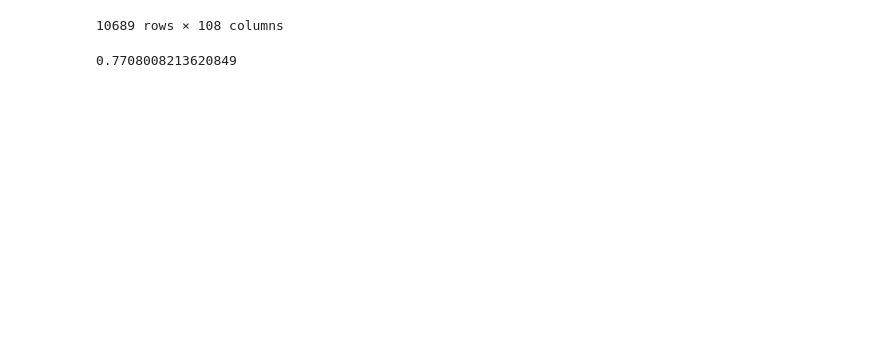
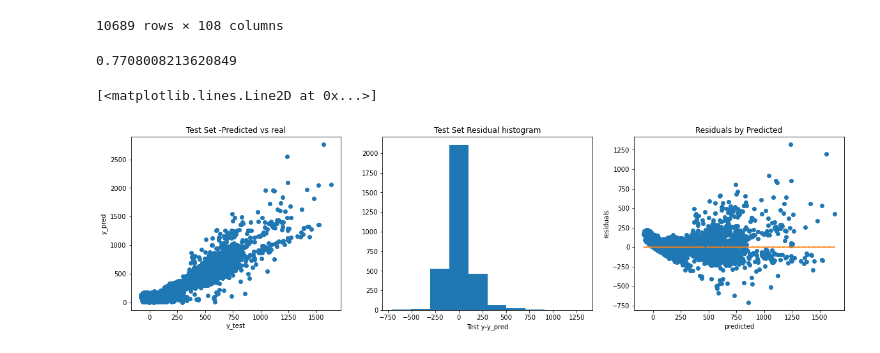
Before and after one commit to flogiac/Ironhack-Francesca-Logiacco, a Jupyter notebook: week4/Francesca_MachineLearning2.ipynb, the cells around one changed output. Drawn from its saved outputs; the diff is of its cells as text; code cells hidden in the pictures; blank space fills up the shorter version.

```diff
--- a/week4/Francesca_MachineLearning2.ipynb
+++ b/week4/Francesca_MachineLearning2.ipynb
@@ -727,3 +657,32 @@ R2=r2_score(y1_test,y1_pred)
 R2
 # %% [output]
 0.7708008213620849
+# %%
+## Check the model
+
+residual1 = y1_test - y1_pred
+
+result1=pd.DataFrame({"y_test":y1_test,"y_pred":y1_pred})
+
+fig1, ax1 = plt.subplots(1,3,figsize=(20,5))
+ax1[0].plot(y1_pred, y1_test, 'o')
+ax1[0].set_xlabel("y_test")
+ax1[0].set_ylabel("y_pred")
+ax1[0].set_title("Test Set -Predicted vs real")
+
+# Get a histogram of the residuals ie: y - y_pred.  Homoscdasticity
+# It resembles a normal distribution?
+ax1[1].hist(residual1)                  ## residual = (y_test - y_pred)
+ax1[1].set_xlabel("Test y-y_pred")
+ax1[1].set_title("Test Set Residual histogram")
+
+ax1[2].plot(y1_pred,residual1,"o")
+ax1[2].set_xlabel("predicted")
+ax1[2].set_ylabel("residuals")
+ax1[2].set_title("Residuals by Predicted")
+ax1[2].plot(y1_pred,np.zeros(len(y1_pred)),linestyle='dashed')
+
+# Explanation of the graphs are in the file: 'Notebook_Code_Along_Intro_To_Pandas_Healthcare For_All_Modeling'.
+# %% [output]
+[<matplotlib.lines.Line2D at 0x...>]
+[figure, added]
```
Also changed, not shown: parts of 14 cells of this notebook, 1 other file.
